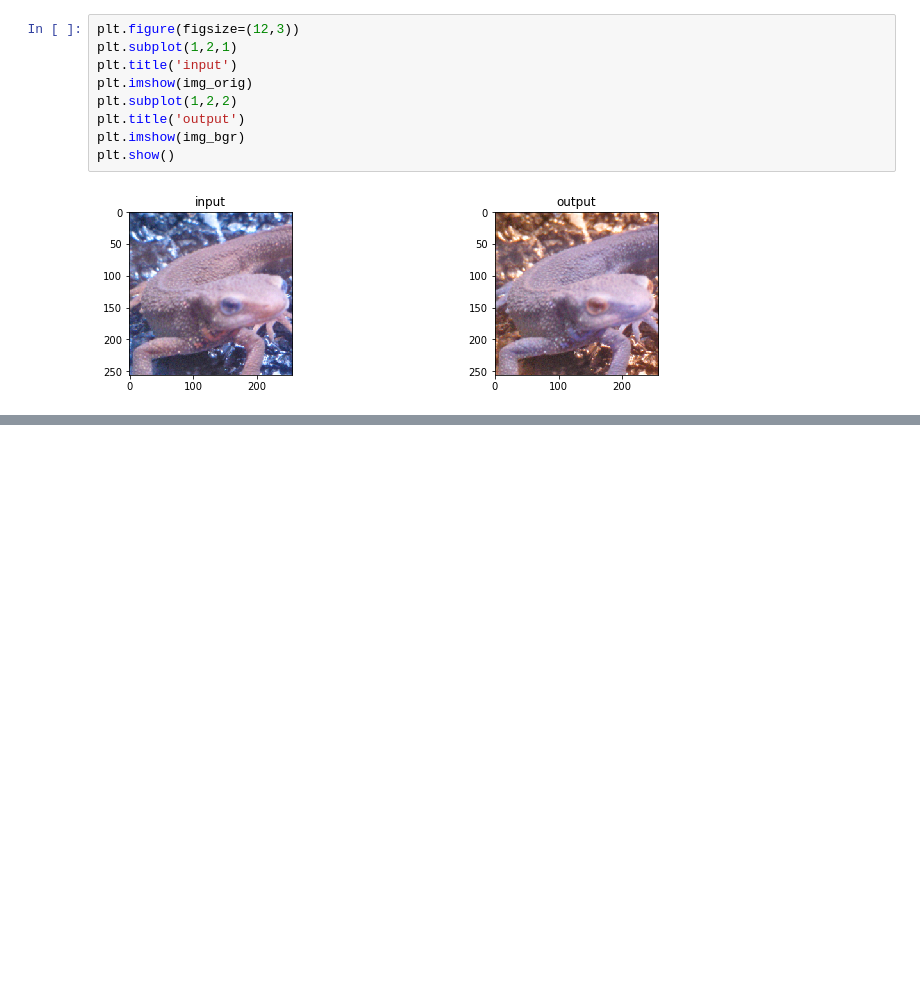
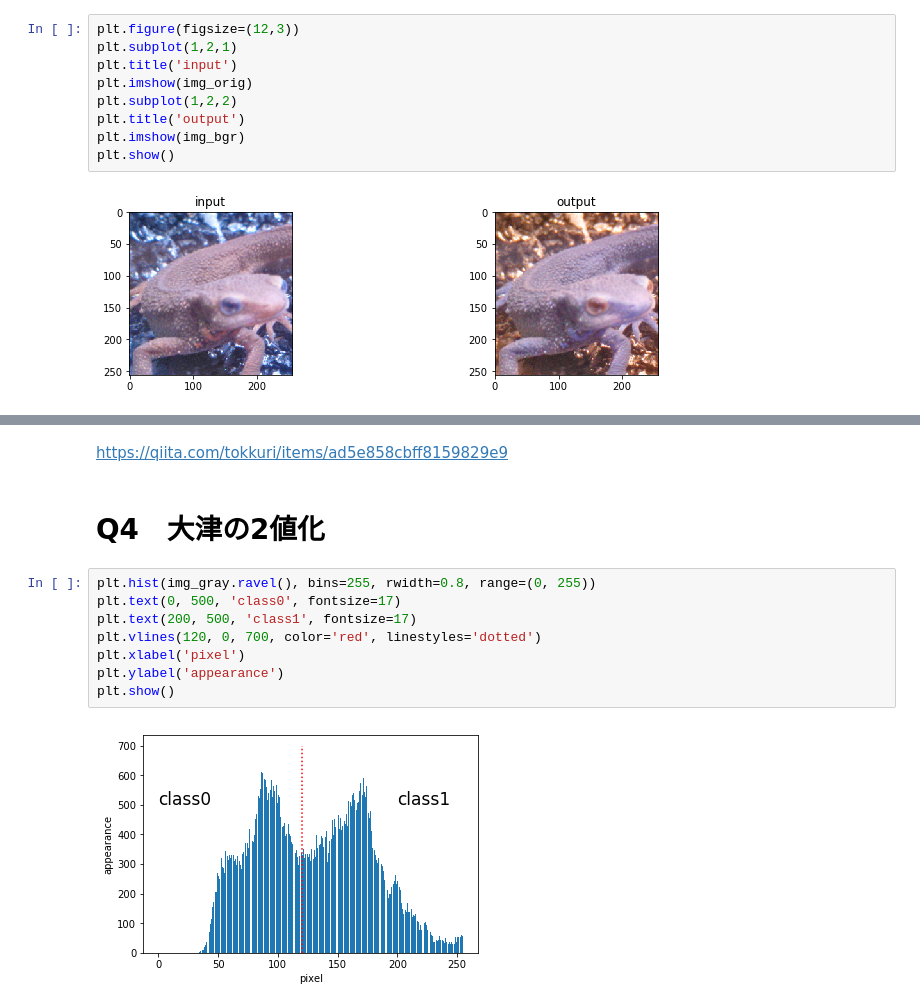
Before and after one commit to ika-si/100knock, a Jupyter notebook: Q1-10/Q1-10.ipynb, the cells around one changed output, grey strips where cells are left out. Saved outputs shown, nothing was run; the diff lists cells and outputs as text; blank space fills up the shorter version.

```diff
--- a/Q1-10/Q1-10.ipynb
+++ b/Q1-10/Q1-10.ipynb
@@ -67,0 +105,14 @@ plt.show()
+# %% [markdown]
+https://qiita.com/tokkuri/items/ad5e858cbff8159829e9
+# %% [markdown]
+# Q4　大津の2値化
+# %%
+plt.hist(img_gray.ravel(), bins=255, rwidth=0.8, range=(0, 255))
+plt.text(0, 500, 'class0', fontsize=17)
+plt.text(200, 500, 'class1', fontsize=17)
+plt.vlines(120, 0, 700, color='red', linestyles='dotted')
+plt.xlabel('pixel')
+plt.ylabel('appearance')
+plt.show()
+# %% [output]
+[figure, added]
```
Also changed, not shown: parts of 12 cells of this notebook.
